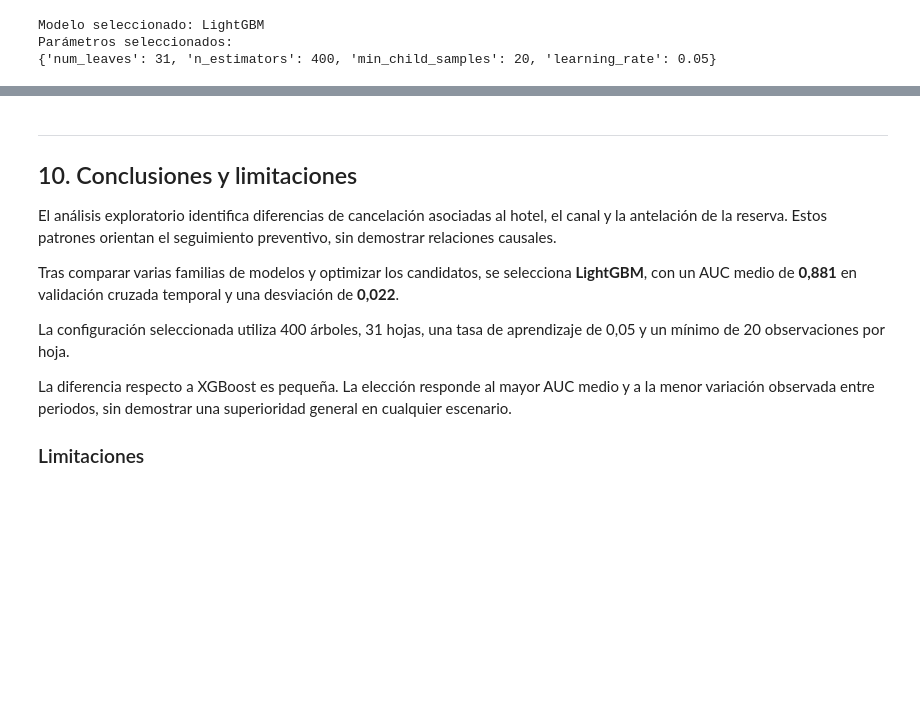
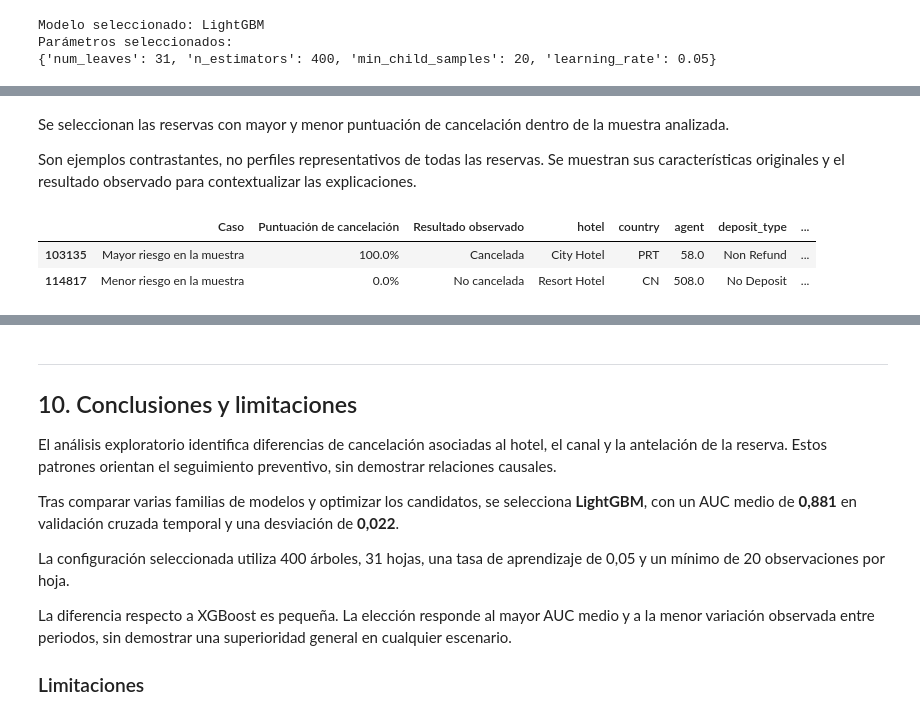
Before and after one commit to ANortess/Proyect_MachineLearning, a Jupyter notebook: solucion_cancelacion_hotelera - basic.ipynb, the cells around one changed output, grey strips where cells are left out. Saved outputs shown, nothing was run; the diff lists cells and outputs as text; code cells hidden in the pictures; blank space fills up the shorter version.

```diff
--- a/solucion_cancelacion_hotelera - basic.ipynb
+++ b/solucion_cancelacion_hotelera - basic.ipynb
@@ -2475,0 +2458,70 @@ si aumentar una variable eleva o reduce el riesgo de cancelación.
+# %% [markdown]
+Se seleccionan las reservas con mayor y menor puntuación de
+cancelación dentro de la muestra analizada.
+
+Son ejemplos contrastantes, no perfiles representativos de todas
+las reservas. Se muestran sus características originales y el
+resultado observado para contextualizar las explicaciones.
+# %%
+orden_riesgo = np.argsort(probabilidades_shap)
+
+pos_baja = int(orden_riesgo[0])
+pos_alta = int(orden_riesgo[-1])
+
+casos = {
+    "Mayor riesgo en la muestra": pos_alta,
+    "Menor riesgo en la muestra": pos_baja
+}
+
+columnas_perfil = [
+    "hotel",
+    "country",
+    "agent",
+    "deposit_type",
+    "lead_time",
+    "market_segment",
+    "adr",
+    "total_nights",
+    "is_repeated_guest",
+    "total_of_special_requests"
+]
+
+columnas_perfil = [
+    columna for columna in columnas_perfil
+    if columna in X_shap.columns
+]
+
+perfiles = X_shap.iloc[
+    [pos_alta, pos_baja]
+][columnas_perfil].copy()
+
+perfiles.insert(
+    0,
+    "Caso",
+    ["Mayor riesgo en la muestra", "Menor riesgo en la muestra"]
+)
+
+perfiles.insert(
+    1,
+    "Puntuación de cancelación",
+    probabilidades_shap[[pos_alta, pos_baja]]
+)
+
+perfiles.insert(
+    2,
+    "Resultado observado",
+    [
+        "Cancelada" if y_shap.iloc[pos] == 1 else "No cancelada"
+        for pos in [pos_alta, pos_baja]
+    ]
+)
+
+display(
+    perfiles.style.format({
+        "Puntuación de cancelación": "{:.1%}"
+    })
+)
+# %% [output]
+|  | Caso | Puntuación de cancelación | Resultado observado | hotel | country | agent | deposit_type | ... |
+| 103135 | Mayor riesgo en la muestra | 100.0% | Cancelada | City Hotel | PRT | 58.0 | Non Refund | ... |
+| 114817 | Menor riesgo en la muestra | 0.0% | No cancelada | Resort Hotel | CN | 508.0 | No Deposit | ... |
```
Also changed, not shown: parts of 10 cells of this notebook.
